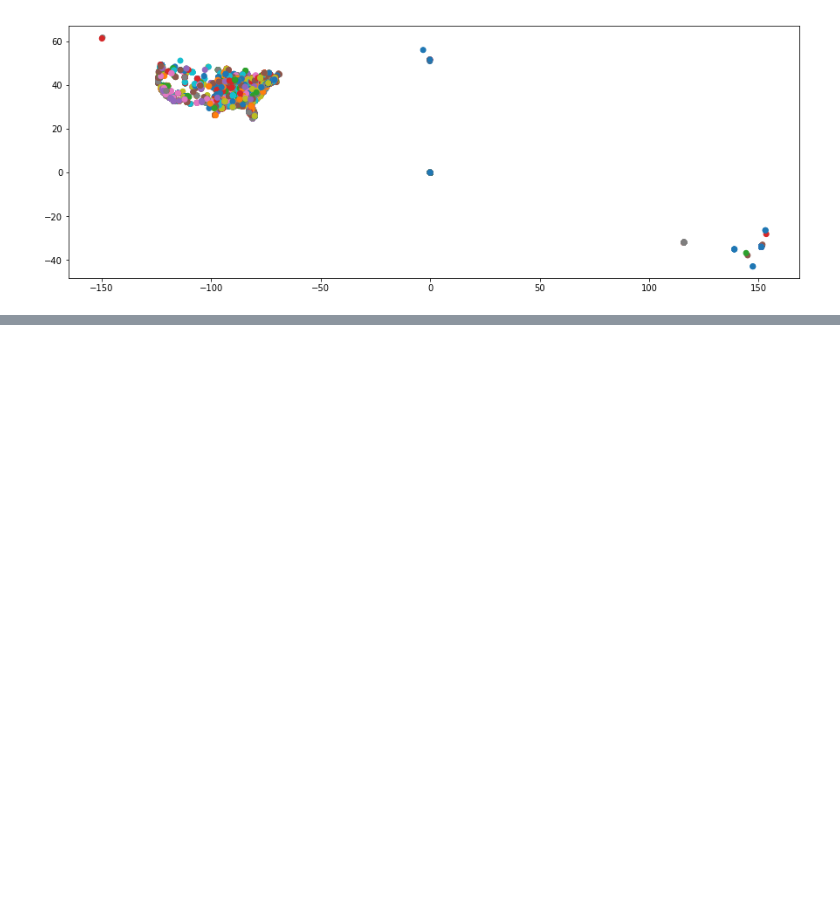
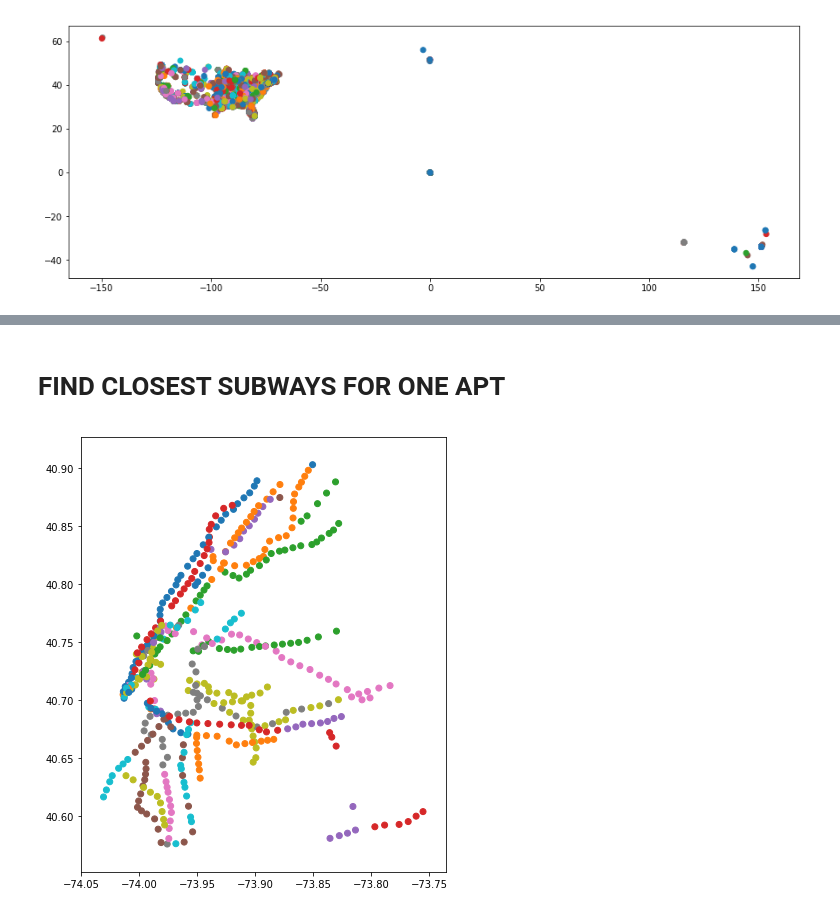
Before and after one commit to slieb74/nyc-transit-impact-on-price, a Jupyter notebook: boundary_analysis.ipynb, the cells around one changed output, grey strips where cells are left out. Saved outputs shown, nothing was run; the diff lists cells and outputs as text; code cells hidden in the pictures; blank space fills up the shorter version.

```diff
--- a/boundary_analysis.ipynb
+++ b/boundary_analysis.ipynb
@@ -81,0 +84,12 @@ gdf[gdf.distance(test)<.25].plot(column=gdf[gdf.distance(test)<.25].address,figs
+# %%
+subway_df = pd.read_csv('subway_data.csv',index_col=0)
+citi_13 = pd.read_csv('citi_13_data.csv',index_col=0)
+citi_18 =pd.read_csv('citi_18_data.csv',index_col=0)
+# %%
+geometry = [Point(xy) for xy in zip(subway_df.long, subway_df.lat)]
+crs = {'init': 'epsg:4326'}
+subway_gdf = geopandas.GeoDataFrame(subway_df, crs=crs,geometry=geometry)
+subway_gdf = subway_gdf.drop(columns=['the_geom','URL','NOTES','OBJECTID'])
+# %%
+subway_gdf = subway_gdf[subway_gdf.lat>1]
+subway_gdf.reindex()
@@ -81,0 +115,2 @@ gdf[gdf.distance(test)<.25].plot(column=gdf[gdf.distance(test)<.25].address,figs
+# %% [markdown]
+# FIND CLOSEST SUBWAYS FOR ONE APT
@@ -81,0 +123,4 @@ gdf[gdf.distance(test)<.25].plot(column=gdf[gdf.distance(test)<.25].address,figs
+# %%
+subway_gdf.plot(column=subway_gdf.LINE,figsize=(10,8));
+# %% [output]
+[figure, added]
```
Also changed, not shown: parts of 12 cells of this notebook, 3 other files.
